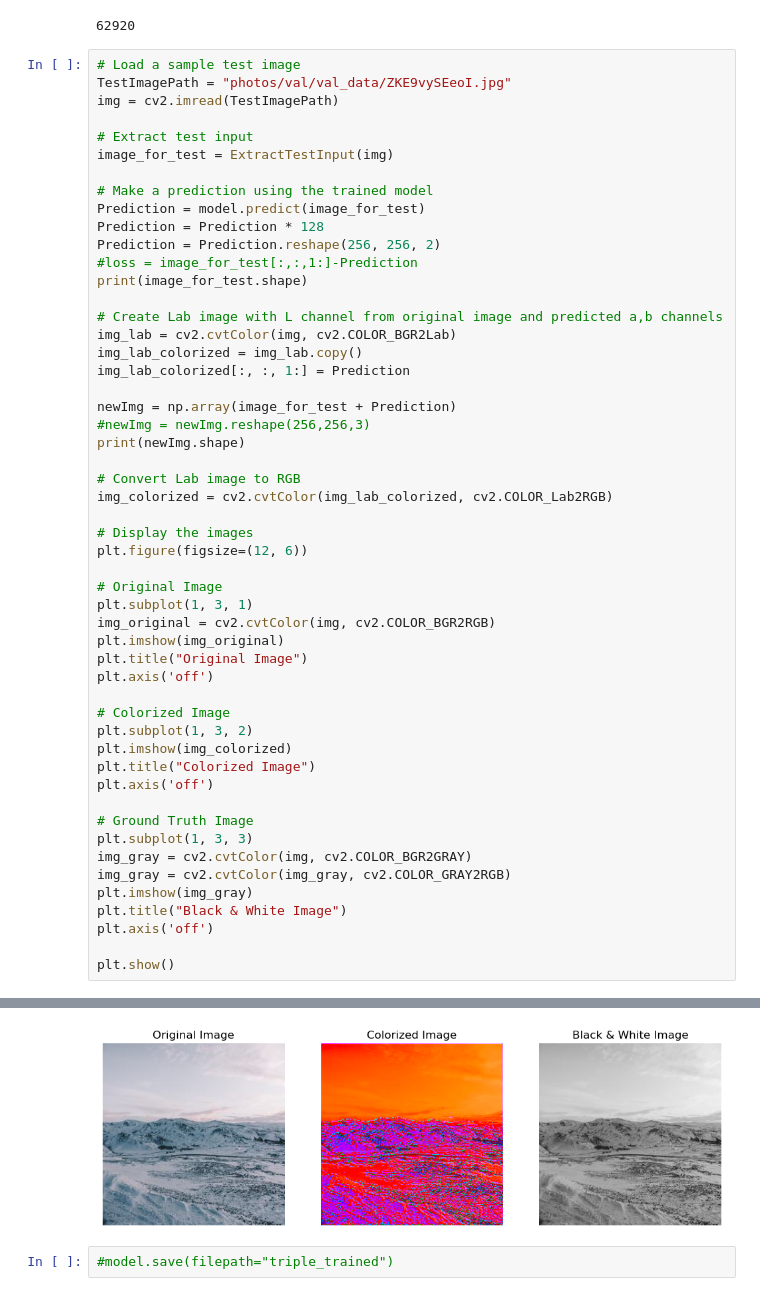
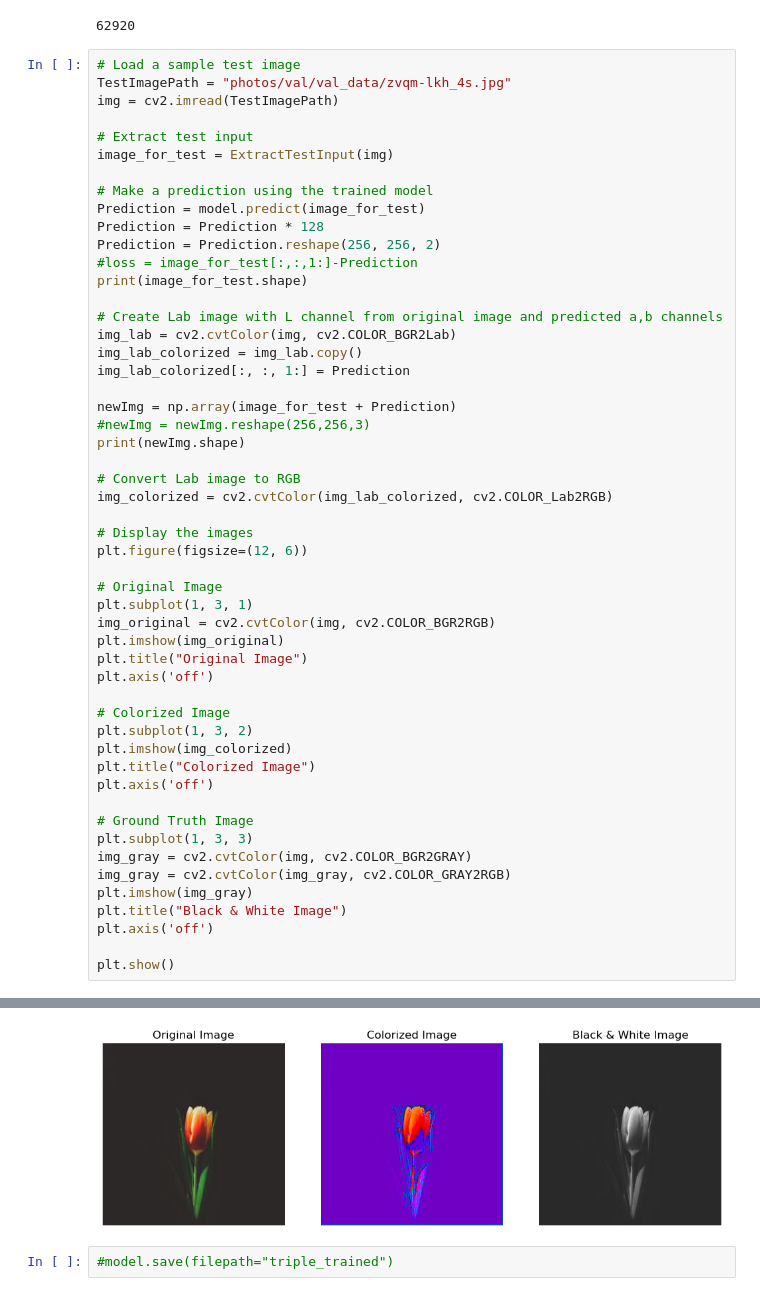
Before and after one commit to smiley-maker/Image-Colorization, a Jupyter notebook: CNN.ipynb, the cells around one changed output, grey strips where cells are left out. Saved outputs shown, nothing was run; the diff lists cells and outputs as text.

```diff
--- a/CNN.ipynb
+++ b/CNN.ipynb
@@ -452,7 +452,7 @@ len(np.unique(Prediction[:,:,0]))
 62920
 # %%
 # Load a sample test image
-TestImagePath = "photos/val/val_data/ZKE9vySEeoI.jpg"
+TestImagePath = "photos/val/val_data/zvqm-lkh_4s.jpg"
 img = cv2.imread(TestImagePath)
 
 # Extract test input
@@ -507,6 +507,6 @@ plt.show()
 (1, 256, 256, 1)
 (1, 256, 256, 2)
-[figure, old version]
+[figure, new version]
 # %%
 #model.save(filepath="triple_trained")
 # %% [output]
```
Also changed, not shown: parts of 1 cell of this notebook, 1 other file.
